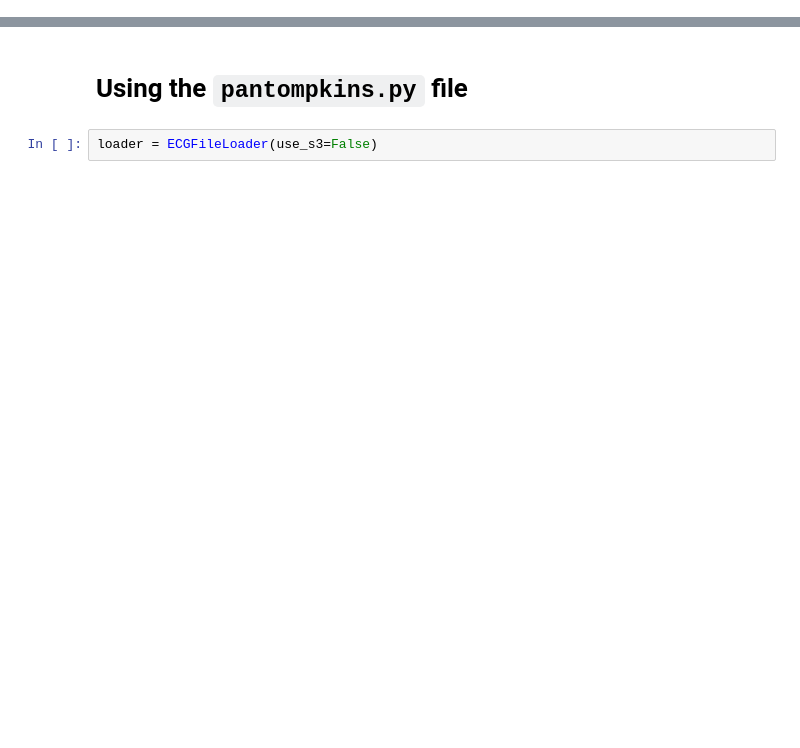
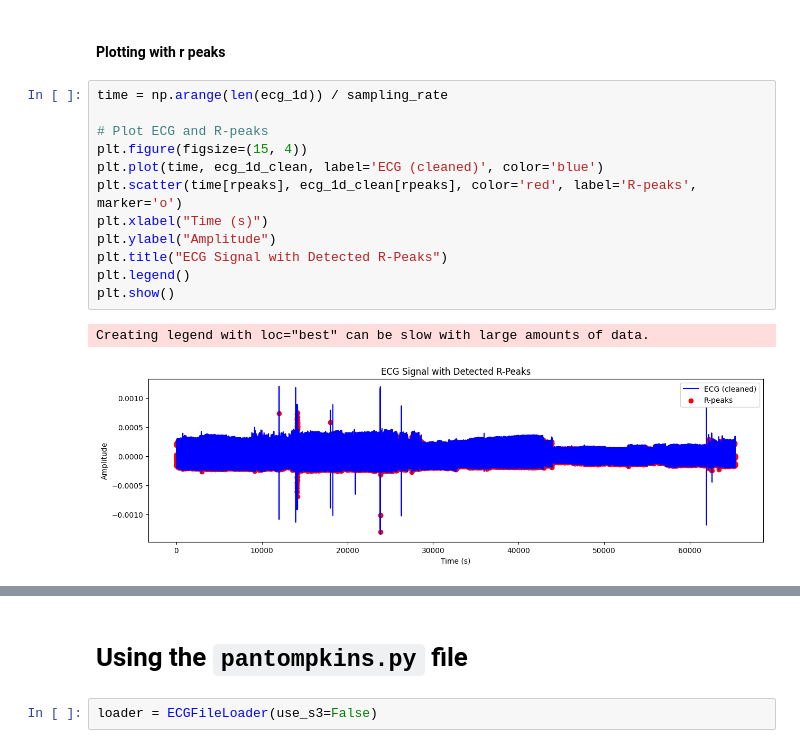
Before and after one commit to ashley-andrea/seizure-block-codes, a Jupyter notebook: check_codes/TEST-pantompkins1985.ipynb, the cells around one changed output, grey strips where cells are left out. Cells and saved outputs as stored; diff of their text form; blank space fills up the shorter version.

```diff
--- a/check_codes/TEST-pantompkins1985.ipynb
+++ b/check_codes/TEST-pantompkins1985.ipynb
@@ -51,0 +52,17 @@ Sampling rate: 256.0 Hz
+# %% [markdown]
+#### Plotting with r peaks
+# %%
+time = np.arange(len(ecg_1d)) / sampling_rate
+
+# Plot ECG and R-peaks
+plt.figure(figsize=(15, 4))
+plt.plot(time, ecg_1d_clean, label='ECG (cleaned)', color='blue')
+plt.scatter(time[rpeaks], ecg_1d_clean[rpeaks], color='red', label='R-peaks', marker='o')
+plt.xlabel("Time (s)")
+plt.ylabel("Amplitude")
+plt.title("ECG Signal with Detected R-Peaks")
+plt.legend()
+plt.show()
+# %% [output]
+Creating legend with loc="best" can be slow with large amounts of data.
+[figure, added]
```
Also changed, not shown: parts of 22 cells of this notebook, 2 other files.
